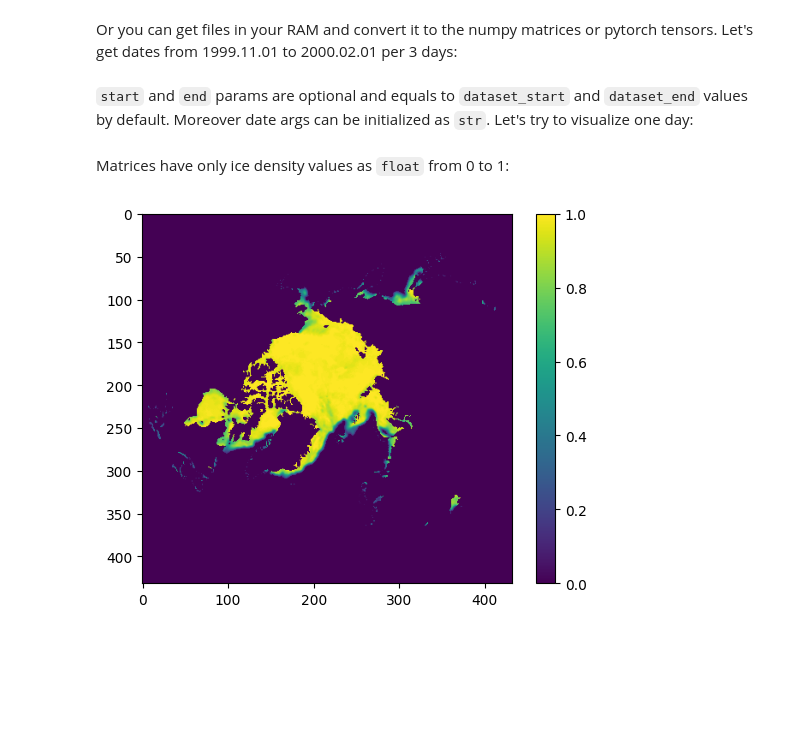
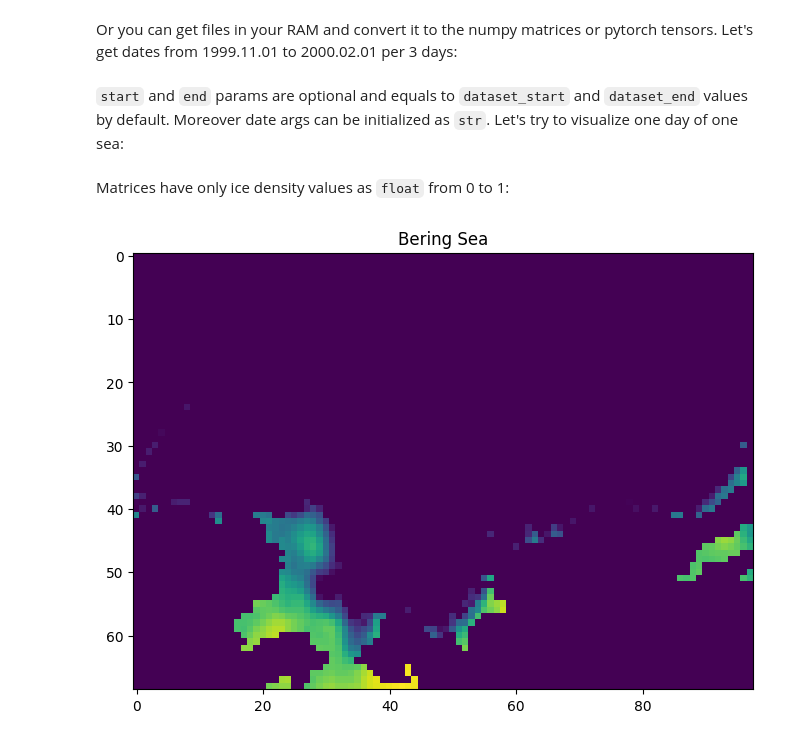
Before and after one commit to dmitmorozov/Aiice, a Jupyter notebook: scripts/examples/modules/loader.ipynb, the cells around one changed output. Drawn from its saved outputs; the diff is of its cells as text; code cells hidden in the pictures; blank space fills up the shorter version.

```diff
--- a/scripts/examples/modules/loader.ipynb
+++ b/scripts/examples/modules/loader.ipynb
@@ -87,14 +104,15 @@ data = loader.get(start=start_date, end=end_date, step=3, tensor_out=True)
 # %% [markdown]
 `start` and `end` params are optional and equals to `dataset_start` and `dataset_end` values by default.
 Moreover date args can be initialized as `str`.
-Let's try to visualize one day:
+Let's try to visualize one day of one sea:
 # %%
-one_day = loader.get(start="2021-01-01", end="2021-01-01")
+one_day = loader.get(start="2021-01-01", end="2021-01-01", sea="Bering Sea")
 # %% [markdown]
 Matrices have only ice density values as `float` from 0 to 1:
-# %%
-plt.imshow(one_day[0])
-plt.colorbar()
-plt.show()
-# %% [output]
-[figure, removed]
+# %%
+plt.figure(figsize=(8, 6))
+plt.imshow(one_day[0])
+plt.title(f'Bering Sea')
+plt.show()
+# %% [output]
+[figure, added]
```
Also changed, not shown: parts of 4 cells of this notebook, 17 other files.
